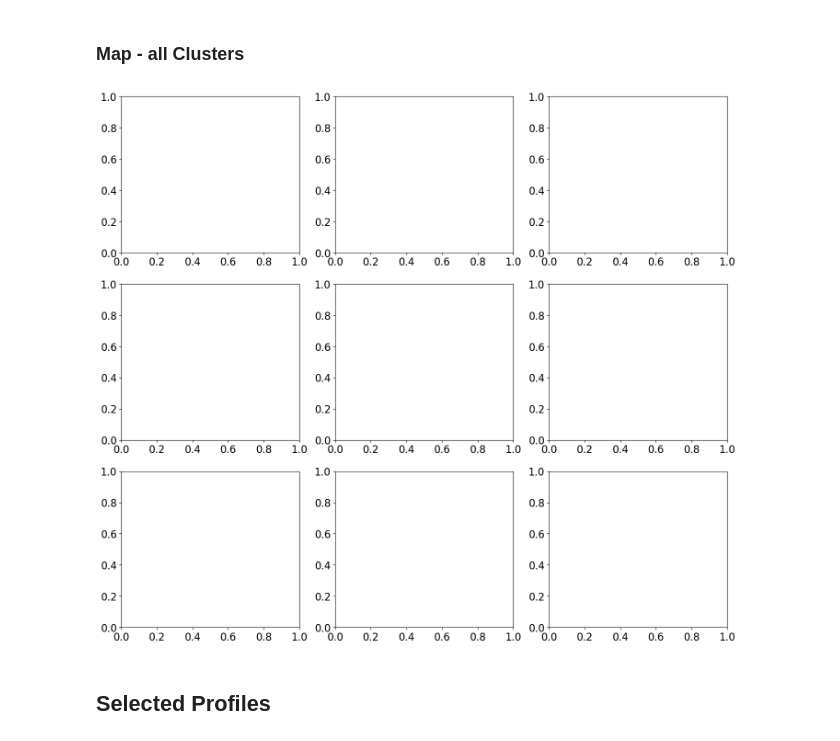
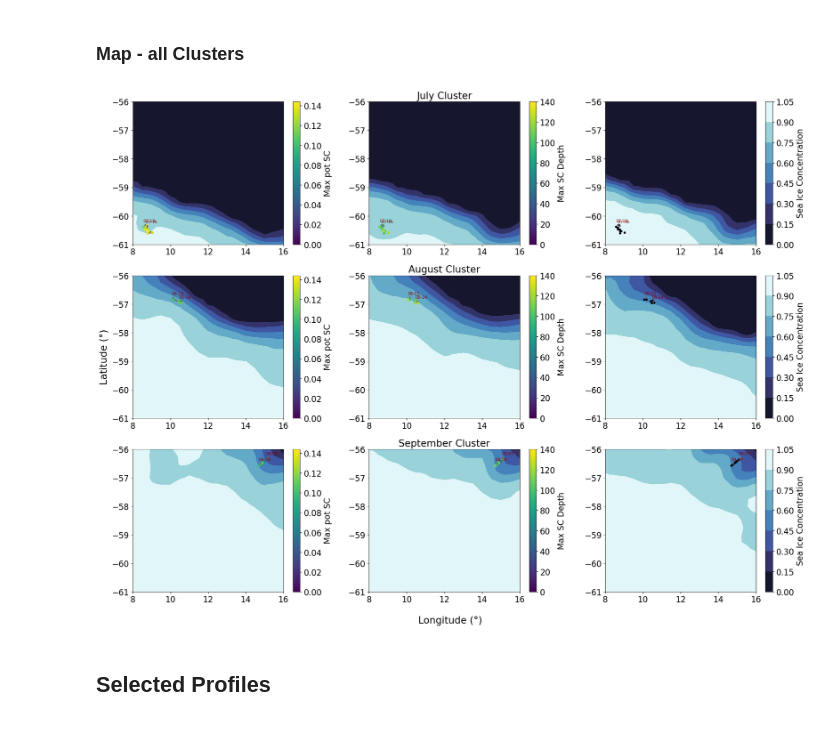
Before and after one commit to marlene-schramm/MSc_data_analysis, a Jupyter notebook: observations_reanalysis/supercooled_profiles_SEAL9900109.ipynb, the cells around one changed output. Drawn from its saved outputs; the diff is of its cells as text; code cells hidden in the pictures.

Commit message:
plot 3x3 maps with all clusters

```diff
--- a/observations_reanalysis/supercooled_profiles_SEAL9900109.ipynb
+++ b/observations_reanalysis/supercooled_profiles_SEAL9900109.ipynb
@@ -787,9 +782,89 @@ data1_all_cluster09
 # %% [markdown]
 ### Map - all Clusters
 # %%
-fig, ax = plt.subplots(3,3, figsize = (17,15))
+fig, axs = plt.subplots(3,3, figsize = (20,15))
+
+for i in range(3): # loop through rows
+    if i==0:
+        data1_all_cluster = data1_all_cluster07
+        df_seaice_cluster = df_seaice_cluster07
+    elif i==1:
+        data1_all_cluster = data1_all_cluster08
+        df_seaice_cluster = df_seaice_cluster08
+    elif i==2:
+        data1_all_cluster = data1_all_cluster09
+        df_seaice_cluster = df_seaice_cluster09
+
+
+    X,Y = np.meshgrid(df_seaice_cluster.longitude, df_seaice_cluster.latitude)
+    # first panel: sea ice start
+    axs[i,0].contourf(X,Y, df_seaice_cluster.siconc.isel(time=0).values, cmap = cmo.ice, vmin = 0, vmax = 1)
+
+    # Draw the path line
+    axs[i,0].plot(data1_all_cluster['lon'], data1_all_cluster['lat'], '.-', linewidth=2, alpha=0.7, label='Movement Path', color = "darkred")
+
+    # Add scatter points with SC coloring
+    scatter = axs[i,0].scatter(data1_all_cluster['lon'], data1_all_cluster['lat'], c=-data1_all_cluster["max_ps"], cmap='viridis',
+                          s=30, edgecolors='none', zorder=3, label='Locations', vmin =0, vmax = 0.144)
+
+    # Apply the formatter to the colorbar
+    cbar = plt.colorbar(scatter)
+    cbar.set_label('Max pot SC')
+
+    row0 = data1_all_cluster.iloc[0,:]
+    row_1 = data1_all_cluster.iloc[-1,:]
+    x0,y0 = -0.5,10
+    x_1,y_1 = -0.5,10
+    for j in range(3):
+            # Annotate first and last point
+            axs[i,j].annotate(row0['datetimes'].strftime('%m-%d'), (row0['lon'], row0['lat']),
+                     textcoords="offset points", xytext=(x0,y0), ha='left', fontsize=8, zorder=4, color = "darkred", arrowprops=dict(arrowstyle='->', color='dimgrey'))
+
+            axs[i,j].annotate(row_1['datetimes'].strftime('%m-%d'), (row_1['lon'], row_1['lat']),
+                     textcoords="offset points", xytext=(x_1,y_1), ha='left', fontsize=8, zorder=4, color = "darkred", arrowprops=dict(arrowstyle='->', color='dimgrey'))
+
+
+    # middle panel: sea ice middle
+    nt = len(df_seaice_cluster.time.values)
+    axs[i,1].contourf(X,Y, df_seaice_cluster.siconc.isel(time=int(nt/2)).values, cmap = cmo.ice, vmin = 0, vmax = 1)
+    # Add scatter points with SC depth coloring
+    scatter1 = axs[i,1].scatter(data1_all_cluster['lon'], data1_all_cluster['lat'], c=data1_all_cluster["bot_ps"], cmap='viridis',
+                          s=30, edgecolors='none', zorder=3, label='Locations', vmin =0, vmax = 140)
+
+    # Apply the formatter to the colorbar
+    cbar = plt.colorbar(scatter1)
+    cbar.set_label('Max SC Depth')
+
+
+    # last panel: sea ice end
+    contourf = axs[i,2].contourf(X,Y, df_seaice_cluster.siconc.isel(time=-1).values, cmap = cmo.ice, vmin = 0, vmax = 1)
+    # Apply the formatter to the colorbar
+    cbar = plt.colorbar(contourf)
+    cbar.set_label('Sea Ice Concentration')
+
+    # Add scatter points without
+    axs[i,2].scatter(data1_all_cluster['lon'], data1_all_cluster['lat'], c="black",
+                          s=20, edgecolors='none', zorder=3, label='Locations')
+
+
+
+axs[0,1].set_title("July Cluster")
+axs[1,1].set_title("August Cluster")
+axs[2,1].set_title("September Cluster")
+
+
+for ax in axs.flatten():
+    ax.set_ylim(-61,-56)
+    ax.set_xlim(8,16)
+
+
+fig.supxlabel('Longitude (°)')
+fig.supylabel('Latitude (°)')
+
+
+plt.tight_layout()
 # %% [output]
-[figure, old version]
+[figure, new version]
 # %% [markdown]
 ## Selected Profiles
 # %% [markdown]
```
Also changed, not shown: parts of 4 cells of this notebook.
